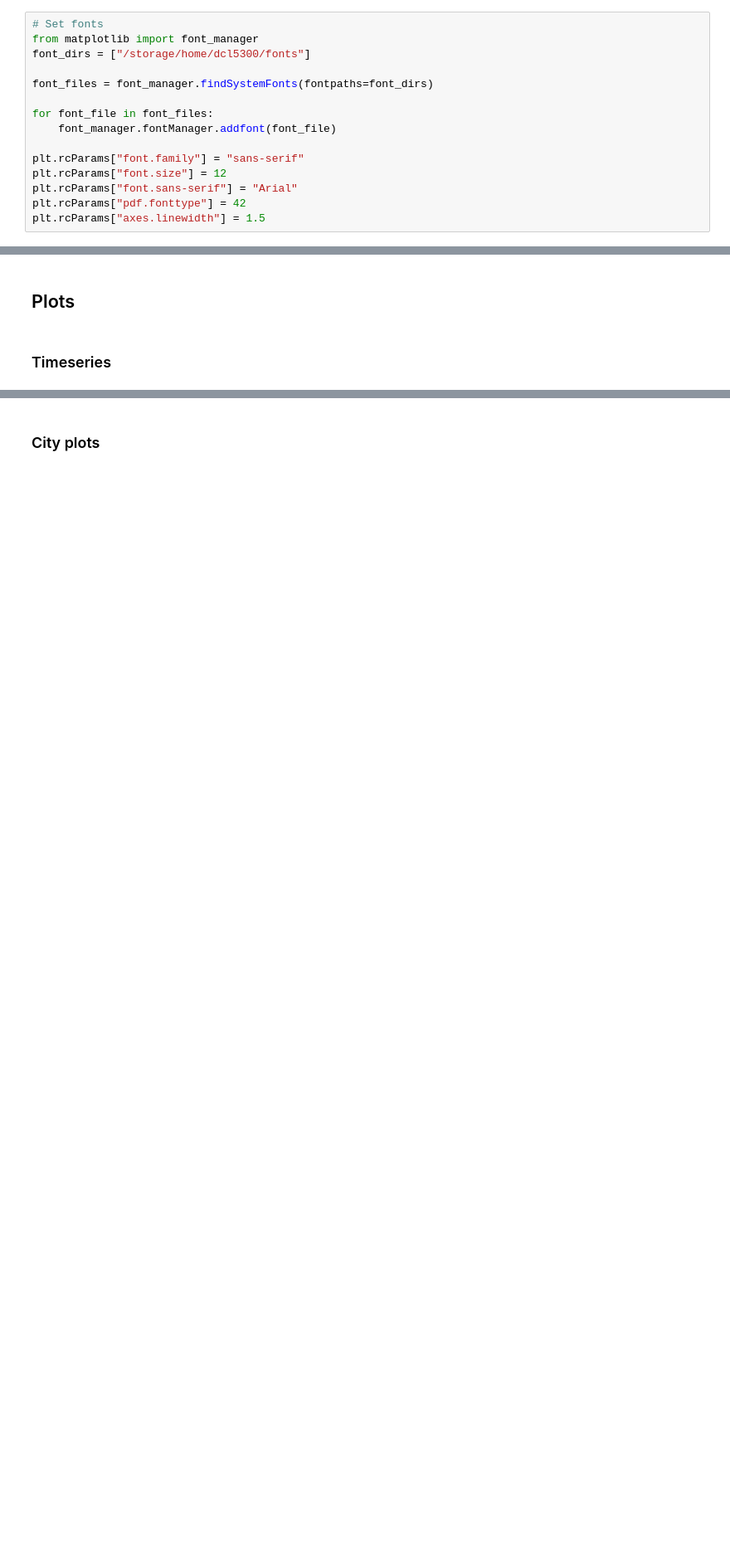
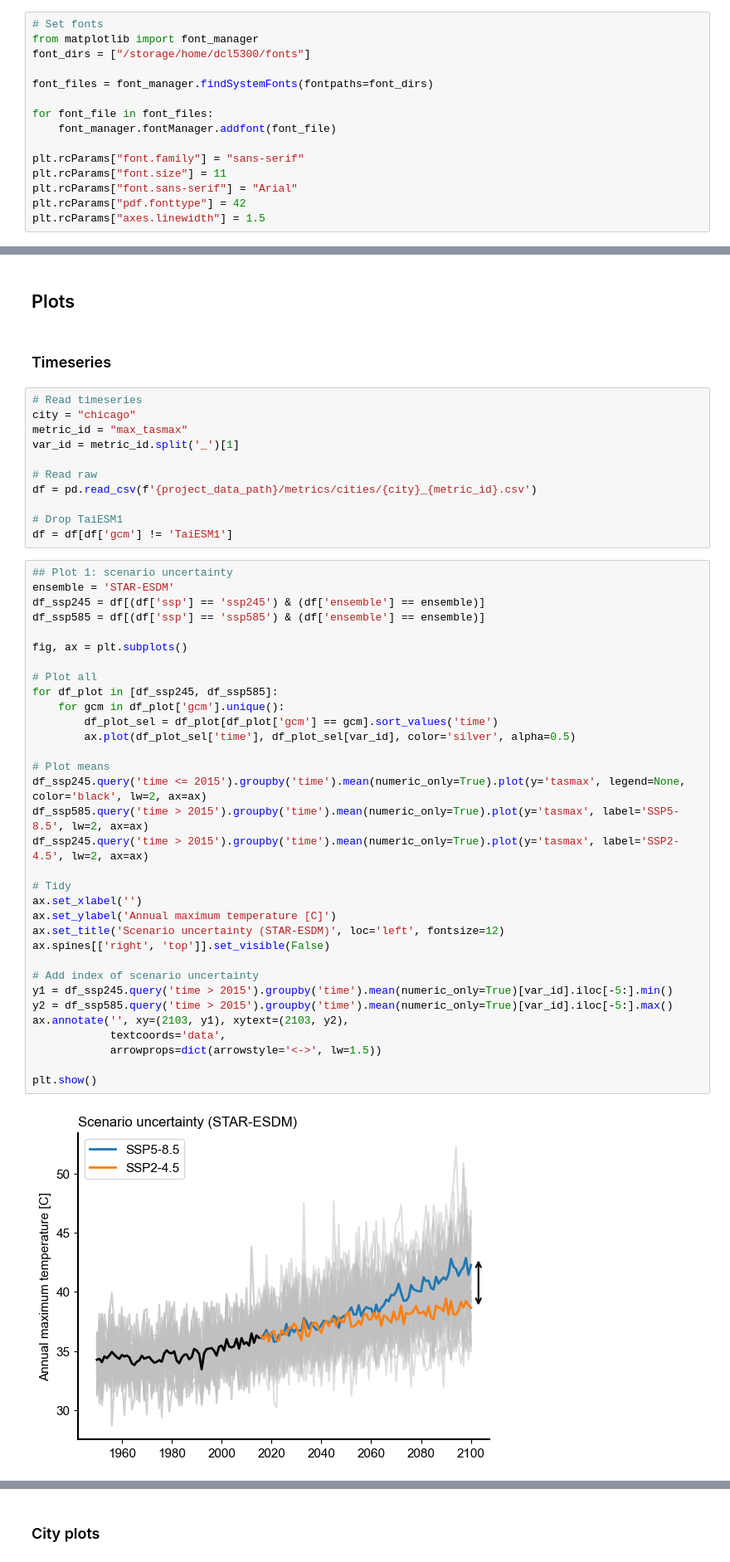
Before and after one commit to david0811/conus_comparison_lafferty-etal-2024, a Jupyter notebook: scripts/03d_sa_cities.ipynb, the cells around one changed output, grey strips where cells are left out. Shown at 83% size. Drawn from its saved outputs; the diff is of its cells as text; blank space fills up the shorter version.

```diff
--- a/scripts/03d_sa_cities.ipynb
+++ b/scripts/03d_sa_cities.ipynb
@@ -19,7 +23,7 @@ for font_file in font_files:
     font_manager.fontManager.addfont(font_file)
 
 plt.rcParams["font.family"] = "sans-serif"
-plt.rcParams["font.size"] = 12
+plt.rcParams["font.size"] = 11
 plt.rcParams["font.sans-serif"] = "Arial"
 plt.rcParams["pdf.fonttype"] = 42
 plt.rcParams["axes.linewidth"] = 1.5
@@ -61,3 +65,49 @@ def plot_city_metrics(city, metric_ids, plot_col, hist_slice, proj_slice, fit_me
 ## Plots
 # %% [markdown]
 ### Timeseries
+# %%
+# Read timeseries
+city = "chicago"
+metric_id = "max_tasmax"
+var_id = metric_id.split('_')[1]
+
+# Read raw
+df = pd.read_csv(f'{project_data_path}/metrics/cities/{city}_{metric_id}.csv')
+
+# Drop TaiESM1
+df = df[df['gcm'] != 'TaiESM1']
+# %%
+## Plot 1: scenario uncertainty
+ensemble = 'STAR-ESDM'
+df_ssp245 = df[(df['ssp'] == 'ssp245') & (df['ensemble'] == ensemble)]
+df_ssp585 = df[(df['ssp'] == 'ssp585') & (df['ensemble'] == ensemble)]
+
+fig, ax = plt.subplots()
+
+# Plot all
+for df_plot in [df_ssp245, df_ssp585]:
+    for gcm in df_plot['gcm'].unique():
+        df_plot_sel = df_plot[df_plot['gcm'] == gcm].sort_values('time')
+        ax.plot(df_plot_sel['time'], df_plot_sel[var_id], color='silver', alpha=0.5)
+
+# Plot means
+df_ssp245.query('time <= 2015').groupby('time').mean(numeric_only=True).plot(y='tasmax', legend=None, color='black', lw=2, ax=ax)
+df_ssp585.query('time > 2015').groupby('time').mean(numeric_only=True).plot(y='tasmax', label='SSP5-8.5', lw=2, ax=ax)
+df_ssp245.query('time > 2015').groupby('time').mean(numeric_only=True).plot(y='tasmax', label='SSP2-4.5', lw=2, ax=ax)
+
+# Tidy
+ax.set_xlabel('')
+ax.set_ylabel('Annual maximum temperature [C]')
+ax.set_title('Scenario uncertainty (STAR-ESDM)', loc='left', fontsize=12)
+ax.spines[['right', 'top']].set_visible(False)
+
+# Add index of scenario uncertainty
+y1 = df_ssp245.query('time > 2015').groupby('time').mean(numeric_only=True)[var_id].iloc[-5:].min()
+y2 = df_ssp585.query('time > 2015').groupby('time').mean(numeric_only=True)[var_id].iloc[-5:].max()
+ax.annotate('', xy=(2103, y1), xytext=(2103, y2),
+            textcoords='data',
+            arrowprops=dict(arrowstyle='<->', lw=1.5))
+
+plt.show()
+# %% [output]
+[figure, added]
```
Also changed, not shown: parts of 8 cells of this notebook, 11 other files.
